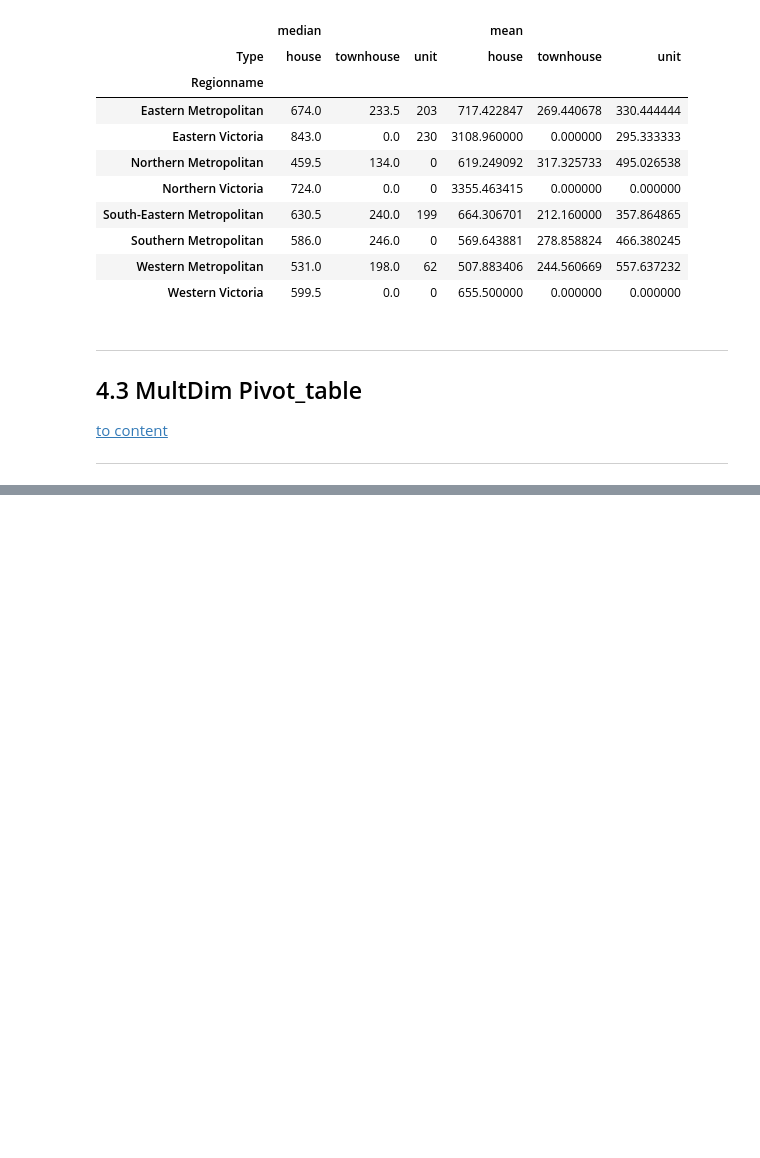
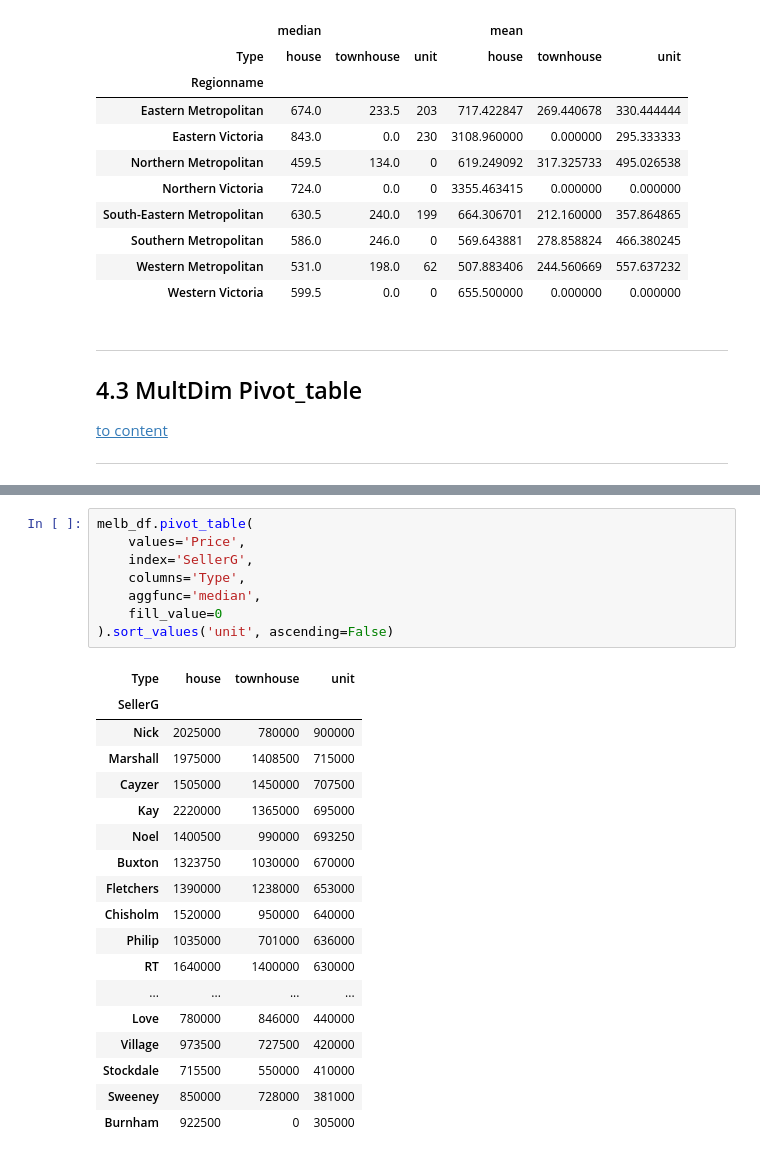
Before and after one commit to AndreiDS63/sf_data_science, a Jupyter notebook: practice/Python-12 Pandas Advanced/1. intro.ipynb, the cells around one changed output, grey strips where cells are left out. Cells and saved outputs as stored; diff of their text form; blank space fills up the shorter version.

```diff
--- a/practice/Python-12 Pandas Advanced/1. intro.ipynb
+++ b/practice/Python-12 Pandas Advanced/1. intro.ipynb
@@ -555,0 +715,27 @@ ___
+# %%
+melb_df.pivot_table(
+    values='Price',
+    index='SellerG',
+    columns='Type',
+    aggfunc='median',
+    fill_value=0
+).sort_values('unit', ascending=False)
+# %% [output]
+| Type | house | townhouse | unit |
+| SellerG |  |  |  |
+| Nick | 2025000 | 780000 | 900000 |
+| Marshall | 1975000 | 1408500 | 715000 |
+| Cayzer | 1505000 | 1450000 | 707500 |
+| Kay | 2220000 | 1365000 | 695000 |
+| Noel | 1400500 | 990000 | 693250 |
+| Buxton | 1323750 | 1030000 | 670000 |
+| Fletchers | 1390000 | 1238000 | 653000 |
+| Chisholm | 1520000 | 950000 | 640000 |
+| Philip | 1035000 | 701000 | 636000 |
+| RT | 1640000 | 1400000 | 630000 |
+| ... | ... | ... | ... |
+| Love | 780000 | 846000 | 440000 |
+| Village | 973500 | 727500 | 420000 |
+| Stockdale | 715500 | 550000 | 410000 |
+| Sweeney | 850000 | 728000 | 381000 |
+| Burnham | 922500 | 0 | 305000 |
```
Also changed, not shown: parts of 21 cells of this notebook.
